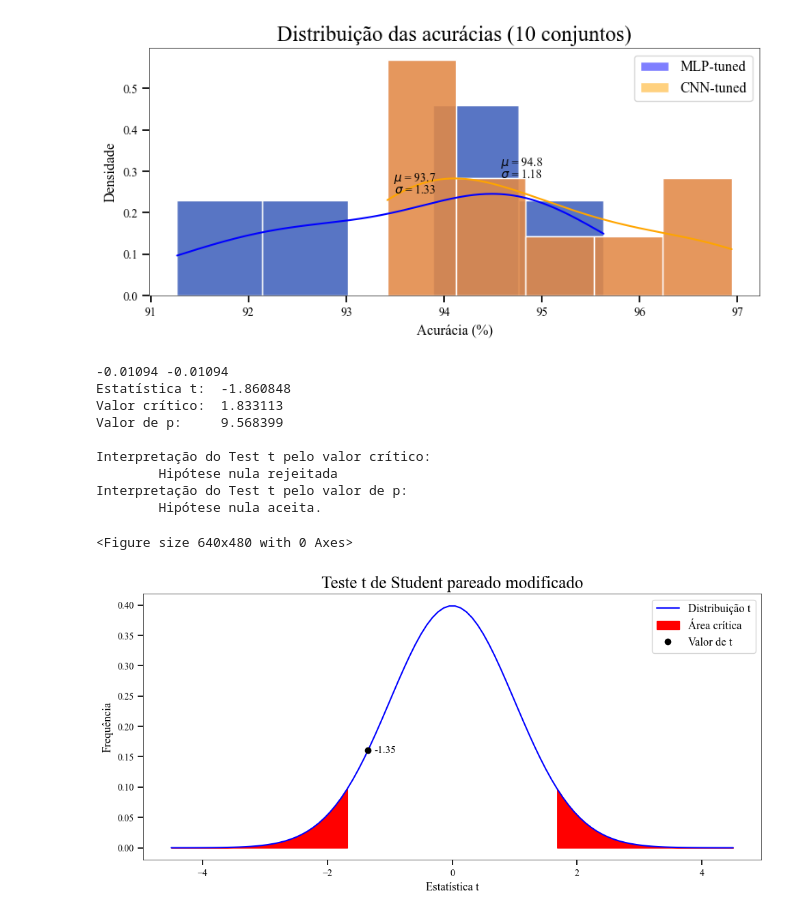
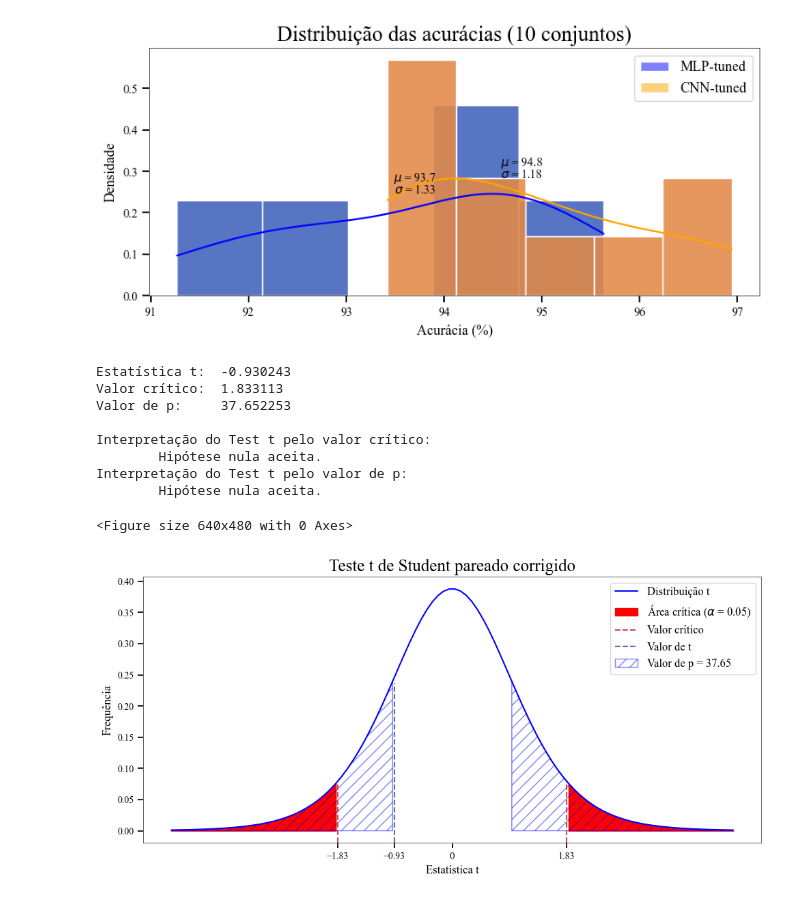
Before and after one commit to abner-lucas/EEG-Feature-Extraction-Classification, a Jupyter notebook: classification_wavelet.ipynb, the cells around one changed output. Drawn from its saved outputs; the diff is of its cells as text; code cells hidden in the pictures.

Commit message:
correção do teste de hipótese

```diff
--- a/classification_wavelet.ipynb
+++ b/classification_wavelet.ipynb
@@ -701,30 +701,34 @@ fig19.savefig('outputs_fig/fig19_distribuicao_acuracias.png')
 <Figure size 640x480 with 0 Axes>
 [figure]
 # %%
+# Estatística t de Student pareado igual a para média de uma amostra
+# delta0 = 0                     # hipótese nula: a média das diferenças é igual a zero
+# n = len(diff)                  # tamanho da amostra
+# t = (mu_diff - delta0) / sqrt(sigma_diff / nJ)
+
+# Estatística t de Student pareado corrigido
 # Diferença entre os resultados
 diff = [y - x for y, x in zip(acc_scores['MLP-tuned'], acc_scores['CNN-tuned'])]
 # Média das diferenças
 mu_diff = np.mean(diff)
-# Desvio padrão das diferenças
-sigma_diff = np.std(diff, ddof=1)
 # Variação das diferenças
-# sigma2 = np.var(diff, ddof=1)
+sigma2 = np.var(diff, ddof=1)
 # Tamanho do conjunto treinamento
-n_train = len(datasets[0][2])
-# Tamanho da amostra
-n_test = len(datasets[0][3])
-# Tamanho da amostra
-n = n_train + n_test
+n1 = len(datasets[0][2])
+# Tamanho do conjunto teste
+n2 = len(datasets[0][3])
+# Tamanho da amostra (acurácias)
+nJ = len(diff)
 # Variação modificada
-sigma2_mod = sigma2 * (1/n + n_train/n_test)
-# Estatística t de Student
-t_static =  mu_diff / sigma2_mod
+sigma2_mod = sigma2 * (1/nJ + n2/n1)
+# Estatística t
+t_static =  mu_diff / np.sqrt(sigma2_mod)
 
 # Valor crítico
 alpha = 0.05                    # nível de significância de 5%
-confidence = 1.0 - alpha        # nível de confiança de 95%
-df = len(diff) - 1              # graus de liberdade (número de amostras - 1)
-critical_v = t.ppf(confidence, df)
+gamma = 1.0 - alpha             # nível de confiança de 95%
+df = nJ - 1                     # graus de liberdade (número de amostras - 1)
+critical_v = t.ppf(gamma, df)
 
 #Calcular o p-valor
 p_value = ((1 - t.cdf(abs(t_static), df))*200)
@@ -733,7 +737,6 @@ print(f'Estatística t:\t{t_static:6f}')
 print(f'Valor crítico:\t{critical_v:6f}')
 print(f'Valor de p:\t{p_value:6f}')
 
-# Interpretação do Teste t de Student pareado
 # Hipótese nula: a diferenciação das acurácias médias é igual a zero
 # Hipótse secundária: a média das acurácias possuem diferenças significativas
 # não significativo (p > 0,05)
@@ -749,43 +752,41 @@ if p_value > alpha:
     print(f'\tHipótese nula aceita.')
 else:
     print(f'\tHipótese nula rejeitada')
-
-# print('\nInterpretação para o teste homogeneidade de variâncias:')
-# if levene(acc_scores['MLP-tuned'], acc_scores['CNN-tuned'])[1] > 0.05:
-#     print(f'\tMLP-tuned x CNN-tuned - Não significativo (p > 0,05)')
-# else:
-#     print(f'\tMLP-tuned x CNN-tuned - Significativo (p < 0,05)')
 # %% [output]
--0.01094 -0.01094
-Estatística t:  -1.860848
+Estatística t:  -0.930243
 Valor crítico:  1.833113
-Valor de p:     9.568399
+Valor de p:     37.652253
 
 Interpretação do Test t pelo valor crítico:
-        Hipótese nula rejeitada
+        Hipótese nula aceita.
 Interpretação do Test t pelo valor de p:
         Hipótese nula aceita.
 # %%
 # Plot gráfico visualizando áreas do teste t pareado modificado
 plt.clf()
 fig20 = plt.figure(figsize=(10, 5))
 x = np.linspace(-4.5, 4.5, 100)
-y = t.pdf(x, n-1)
+x_stick = np.round([-critical_v, t_static, critical_v], 2)
+y = t.pdf(x, nJ-1)
 plt.plot(x, y, color='blue', label='Distribuição t')
-plt.fill_between(x, y, where=(x > critical_v), color='red', label='Área crítica')
+plt.xticks(x_stick)
+plt.text(0, -0.02, f"-", ha='center', fontsize=19, rotation=90)
+plt.text(0, -0.045, f"0", ha='center', fontsize=11)
+plt.fill_between(x, y, where=(x > critical_v), color='red', label=f'Área crítica ('+r'$\alpha$'+f' = {alpha})')
 plt.fill_between(x, y, where=(x < -critical_v), color='red')
-x = t_static
-y = t.pdf(x, n-1)
-plt.plot(x, y, 'o', color='black', label=f"Valor de t")
-plt.text(x+0.1, y, f"{t_static:.2f}", ha='left', va='center', fontsize=11)
-# plt.axvline(x=t_static, ymax=0.6, color='b', linestyle='--', label=f"Valor de t")
-# plt.text(t_static, -0.02, f"-", ha='center', fontsize=12, color='red', fontweight='bold', rotation=90)
+plt.axvline(x=critical_v, ymax=0.23, color='r', linestyle='--', label=f"Valor crítico")
+plt.axvline(x=-critical_v, ymax=0.23, color='r', linestyle='--')
+plt.axvline(x=t_static, ymax=0.6, color='b', linestyle='--', label=f"Valor de t")
+plt.fill_between(x, y, where=(x < t_static), color='blue', hatch='//', edgecolor='blue', facecolor='none',
+                 alpha=0.5, label=f"Valor de p = {p_value:.2f}")
+#area de p com seguinte layout: hatch='//', edgecolor='blue', facecolor='none'
+plt.fill_between(x, y, where=(x > -t_static), color='blue', hatch='//', edgecolor='blue', facecolor='none', alpha=0.5)
 plt.legend()
-plt.title('Teste t de Student pareado modificado')
+plt.title('Teste t de Student pareado corrigido')
 plt.xlabel('Estatística t')
 plt.ylabel('Frequência')
 plt.show()
 fig20.savefig('outputs_fig/fig20_teste_hipotese.png')
 # %% [output]
 <Figure size 640x480 with 0 Axes>
-[figure, old version]
+[figure, new version]
```
Also changed, not shown: 1 other file.
